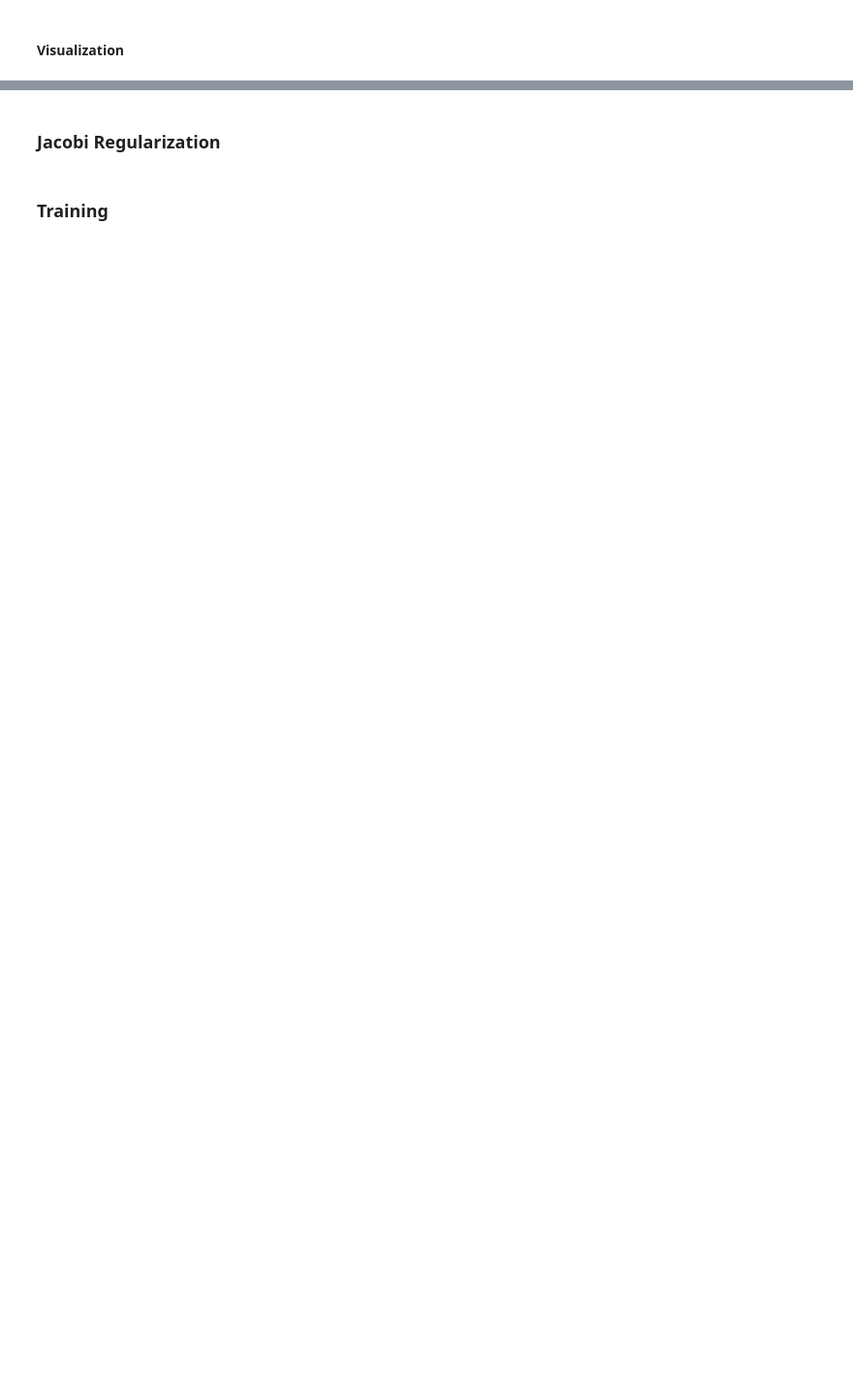
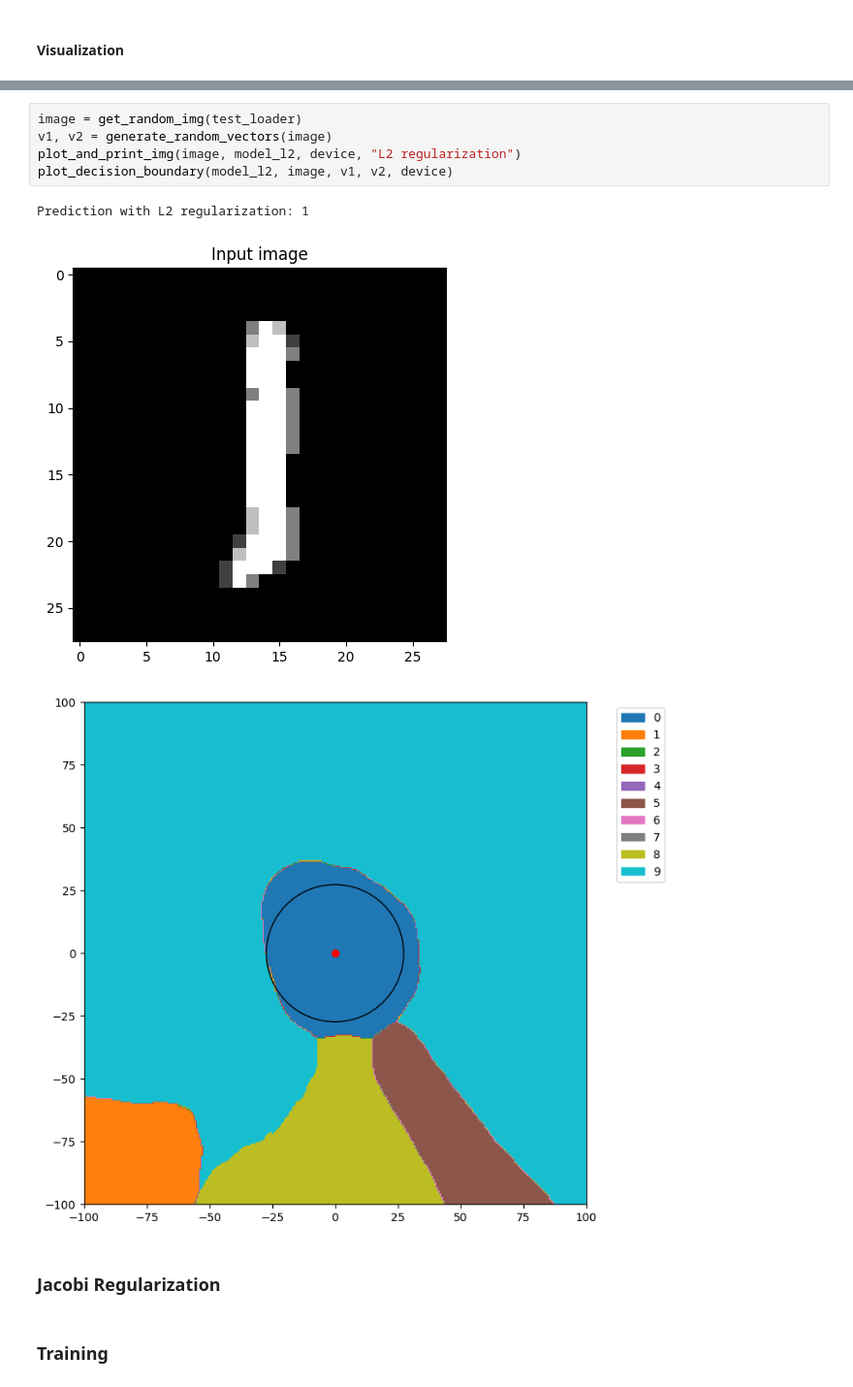
Before and after one commit to bioAI-Oslo/RegDNNs, a Jupyter notebook: Jacobian Regularization/mnist_lenet.ipynb, the cells around one changed output, grey strips where cells are left out. Shown: that part at 97% size. Drawn from its saved outputs; the diff is of its cells as text; blank space fills up the shorter version.

```diff
--- a/Jacobian Regularization/mnist_lenet.ipynb
+++ b/Jacobian Regularization/mnist_lenet.ipynb
@@ -149,3 +152,12 @@ plot_activations_pca(model_l2, train_loader, device)
+# %%
+image = get_random_img(test_loader)
+v1, v2 = generate_random_vectors(image)
+plot_and_print_img(image, model_l2, device, "L2 regularization")
+plot_decision_boundary(model_l2, image, v1, v2, device)
+# %% [output]
+Prediction with L2 regularization: 1
+[figure, added]
+[figure, added]
 # %% [markdown]
 ### Jacobi Regularization
 # %% [markdown]
```
Also changed, not shown: parts of 18 cells of this notebook, 2 other files.
